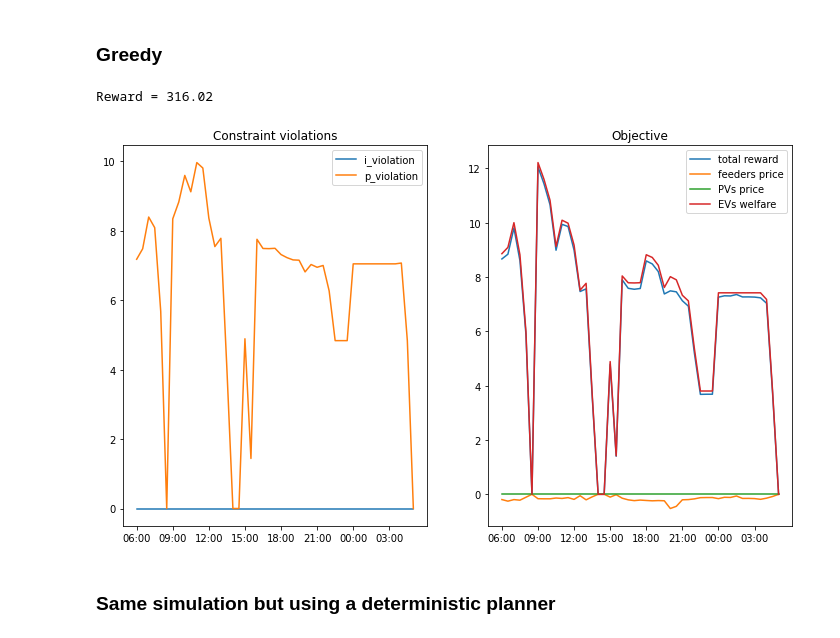
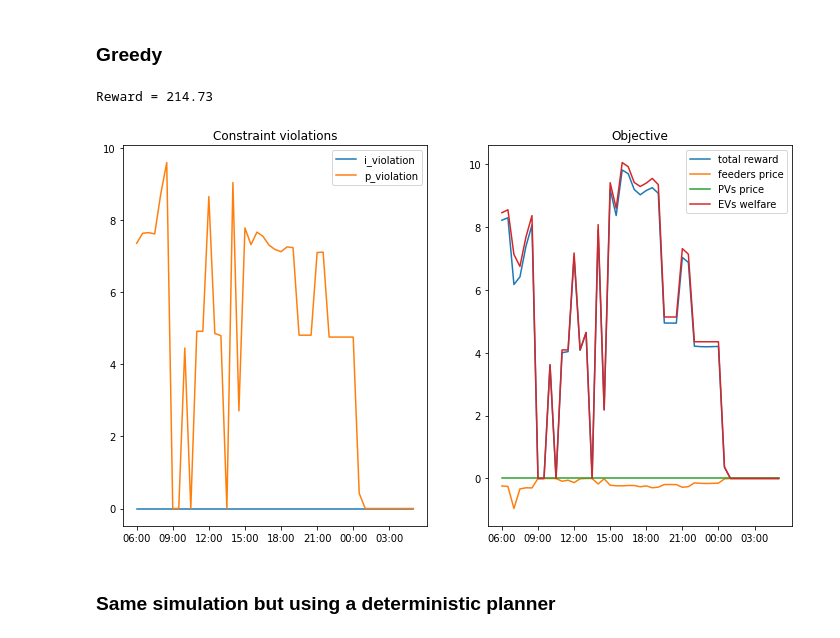
Before and after one commit to V0XNIHILI/RL-EVCP, a Jupyter notebook: notebooks/experiments/sample_run.ipynb, the cells around one changed output. Cells and saved outputs as stored; diff of their text form; code cells hidden in the pictures.

```diff
--- a/notebooks/experiments/sample_run.ipynb
+++ b/notebooks/experiments/sample_run.ipynb
@@ -72,28 +72,26 @@ env.plot_grid(bbox=(0, 0, 500, 500))
 # %% [markdown]
 ### Greedy
 # %%
-np.random.seed(6)
-
-env.reset(episode_index=6, train=True)
+env.reset(train=True)
 
 results_list = []
 total_reward = 0
 
 while not env.done:
     p_lbs_t, p_ubs_t, v_lbs_t, v_ubs_t, u_t = env.compute_current_state()
     p, v, model = compute_greedy_heuristic(u_t, p_lbs_t, p_ubs_t, v_lbs_t, v_ubs_t,
                                            env.conductance_matrix, env.i_max_matrix,
                                            lossless=True, tee=False)
 
     result = env.step(p, v)
     total_reward += result['reward']
     results_list.append(result)
 
 print('Reward = %.2f' % total_reward)
 plot_results(env, results_list, figsize=(12, 7))
 # %% [output]
-Reward = 316.02
+Reward = 214.73
-[figure, old version]
+[figure, new version]
 # %% [markdown]
 ### Same simulation but using a deterministic planner
 # %%
```
Also changed, not shown: parts of 3 cells of this notebook.
